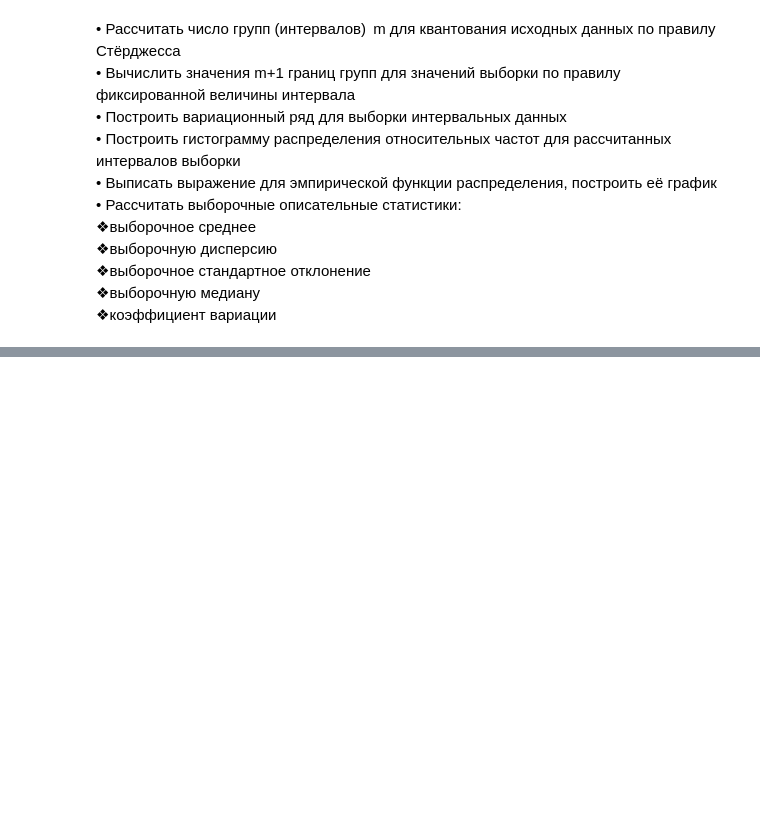
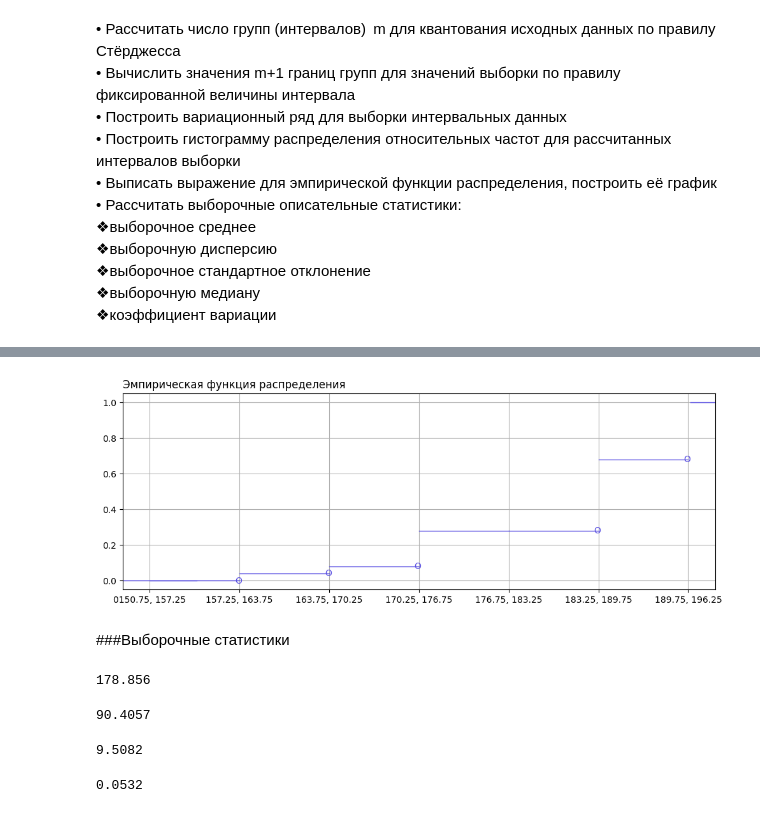
Before and after one commit to qylikss/stat, a Jupyter notebook: prac1.ipynb, the cells around one changed output, grey strips where cells are left out. Saved outputs shown, nothing was run; the diff lists cells and outputs as text; code cells hidden in the pictures; blank space fills up the shorter version.

```diff
--- a/prac1.ipynb
+++ b/prac1.ipynb
@@ -146,0 +170,2 @@ round(cov, 4)
+# %%
+heights.sort()
@@ -146,0 +265,62 @@ round(cov, 4)
+# %%
+def func(x):
+    return x / n_heights
+
+#y = [0, 0.2, 0.26, 0.33, 0.4, 0.53, 0.6, 0.66, 1]
+#x = [0, 1, 2, 5, 6, 7, 9, 10, 11]
+y = [0, 0.04, 0.08, 0.28, 0.28, 0.68, 0.88, 1]
+x = df['indx']
+x = ['0'
+    '150.75, 157.25',
+    '157.25, 163.75',
+    '163.75, 170.25',
+    '170.25, 176.75',
+    '176.75, 183.25',
+    '183.25, 189.75',
+    '189.75, 196.25']
+# %%
+fig, ax = plt.subplots()
+fig.set_figheight(4)
+fig.set_figwidth(12)
+ax.set_title('Эмпирическая функция распределения', loc = 'left')
+for i in range(6):
+    ax.plot([x[i], x[i + 1]], [y[i], y[i]], linewidth=1.0, color='#5A50E2')
+    #ax.scatter(x[i + 1], y[i], color='#5A50E2', s=100, marker ="+")
+ax.axhline(y = 0, xmax = 0.125, linewidth=1.0, color='#5A50E2')
+ax.axhline(y = 1, xmin = 0.958, linewidth=1.0, color='#5A50E2')
+
+for i in range(1, 8):
+    if i != 4:
+        plt.annotate(
+                'O',
+                ha='left',
+                xy=(i - 0.05, y[i - 1] - .015),
+                color='#5A50E2')
+
+plt.grid()
+plt.show()
+# %% [output]
+[figure, added]
+# %% [markdown]
+###Выборочные статистики
+# %%
+#среднее
+import numpy as np
+np.mean(heights)
+# %% [output]
+178.856
+# %%
+#d
+round(np.var(heights), 4)
+# %% [output]
+90.4057
+# %%
+#std
+round(np.std(heights), 4)
+# %% [output]
+9.5082
+# %%
+#cov
+round(round(np.std(heights), 4) / np.mean(heights), 4)
+# %% [output]
+0.0532
```
Also changed, not shown: parts of 18 cells of this notebook.
